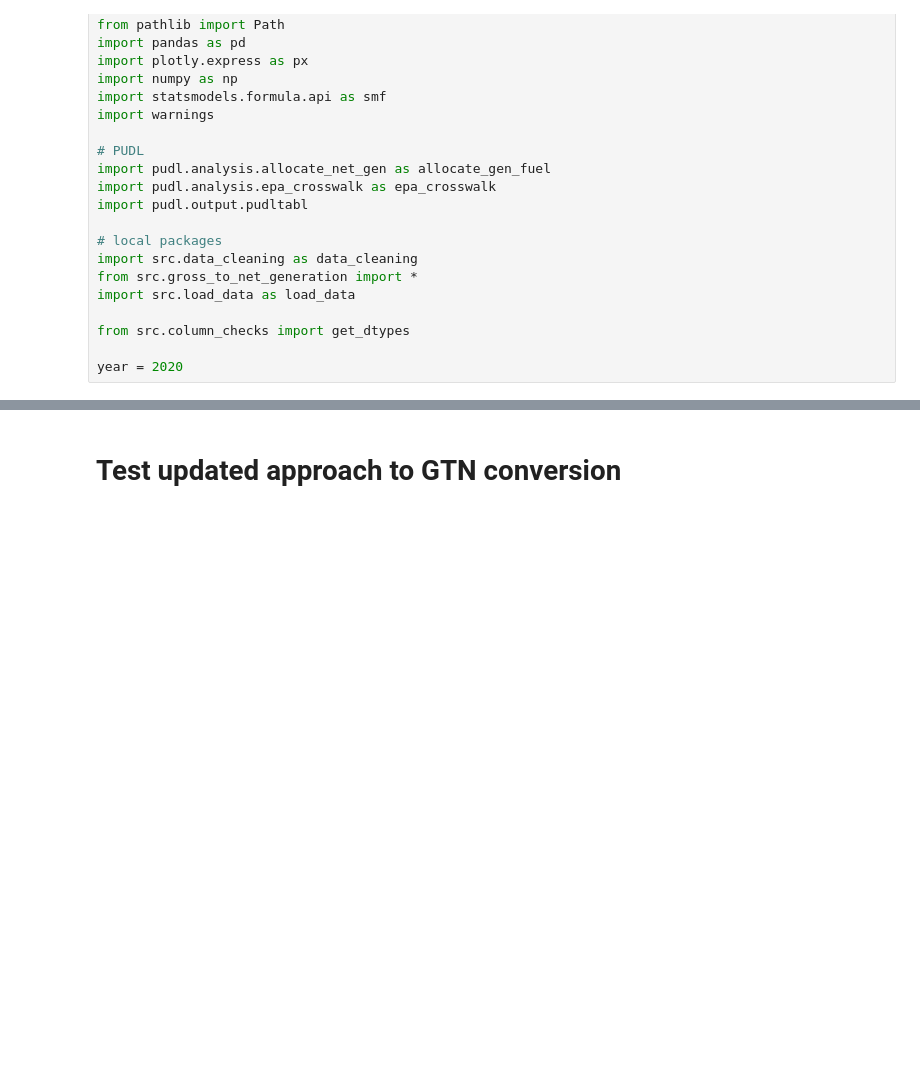
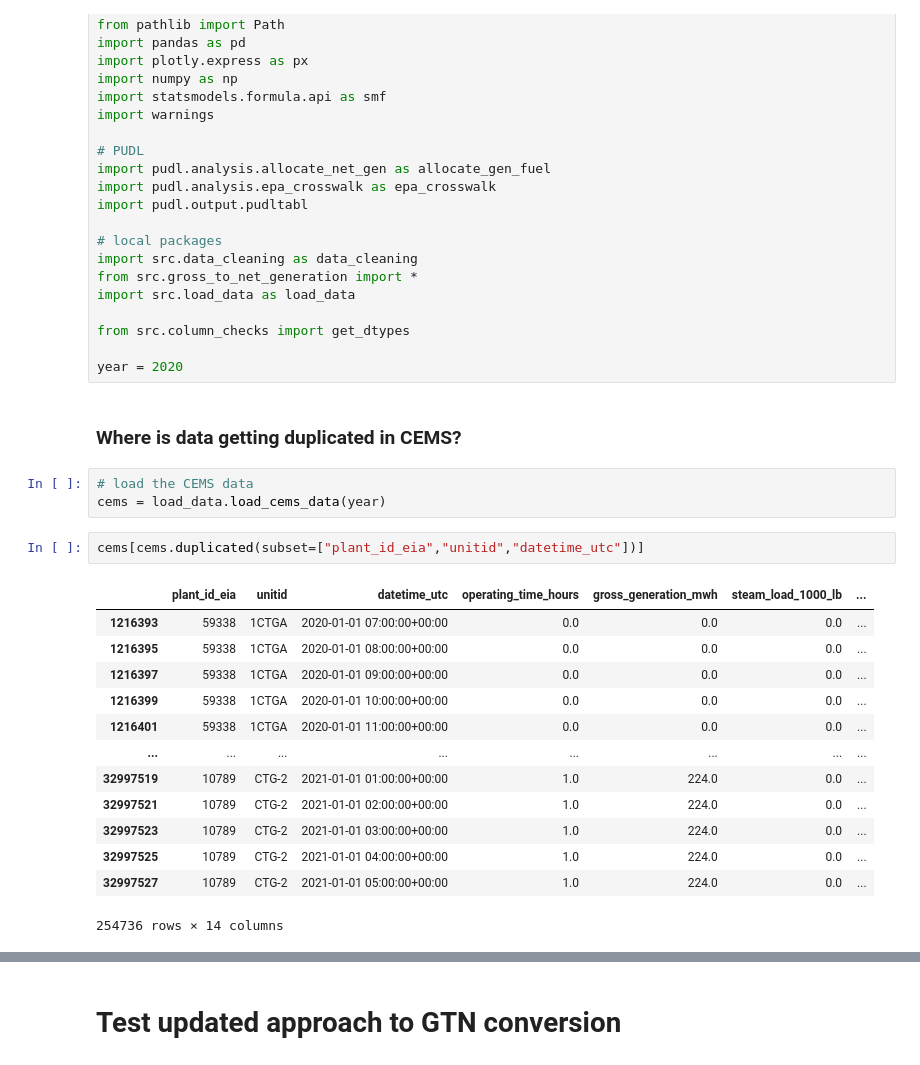
Before and after one commit to singularity-energy/open-grid-emissions, a Jupyter notebook: notebooks/test_gross_to_net.ipynb, the cells around one changed output, grey strips where cells are left out. Drawn from its saved outputs; the diff is of its cells as text; blank space fills up the shorter version.

```diff
--- a/notebooks/test_gross_to_net.ipynb
+++ b/notebooks/test_gross_to_net.ipynb
@@ -30,3 +30,24 @@ import src.load_data as load_data
 from src.column_checks import get_dtypes
 
 year = 2020
+# %% [markdown]
+### Where is data getting duplicated in CEMS?
+# %%
+# load the CEMS data
+cems = load_data.load_cems_data(year)
+# %%
+cems[cems.duplicated(subset=["plant_id_eia","unitid","datetime_utc"])]
+# %% [output]
+|  | plant_id_eia | unitid | datetime_utc | operating_time_hours | gross_generation_mwh | steam_load_1000_lb | ... |
+| 1216393 | 59338 | 1CTGA | 2020-01-01 07:00:00+00:00 | 0.0 | 0.0 | 0.0 | ... |
+| 1216395 | 59338 | 1CTGA | 2020-01-01 08:00:00+00:00 | 0.0 | 0.0 | 0.0 | ... |
+| 1216397 | 59338 | 1CTGA | 2020-01-01 09:00:00+00:00 | 0.0 | 0.0 | 0.0 | ... |
+| 1216399 | 59338 | 1CTGA | 2020-01-01 10:00:00+00:00 | 0.0 | 0.0 | 0.0 | ... |
+| 1216401 | 59338 | 1CTGA | 2020-01-01 11:00:00+00:00 | 0.0 | 0.0 | 0.0 | ... |
+| ... | ... | ... | ... | ... | ... | ... | ... |
+| 32997519 | 10789 | CTG-2 | 2021-01-01 01:00:00+00:00 | 1.0 | 224.0 | 0.0 | ... |
+| 32997521 | 10789 | CTG-2 | 2021-01-01 02:00:00+00:00 | 1.0 | 224.0 | 0.0 | ... |
+| 32997523 | 10789 | CTG-2 | 2021-01-01 03:00:00+00:00 | 1.0 | 224.0 | 0.0 | ... |
+| 32997525 | 10789 | CTG-2 | 2021-01-01 04:00:00+00:00 | 1.0 | 224.0 | 0.0 | ... |
+| 32997527 | 10789 | CTG-2 | 2021-01-01 05:00:00+00:00 | 1.0 | 224.0 | 0.0 | ... |
+254736 rows × 14 columns
```
Also changed, not shown: parts of 14 cells of this notebook, 1 other file.
